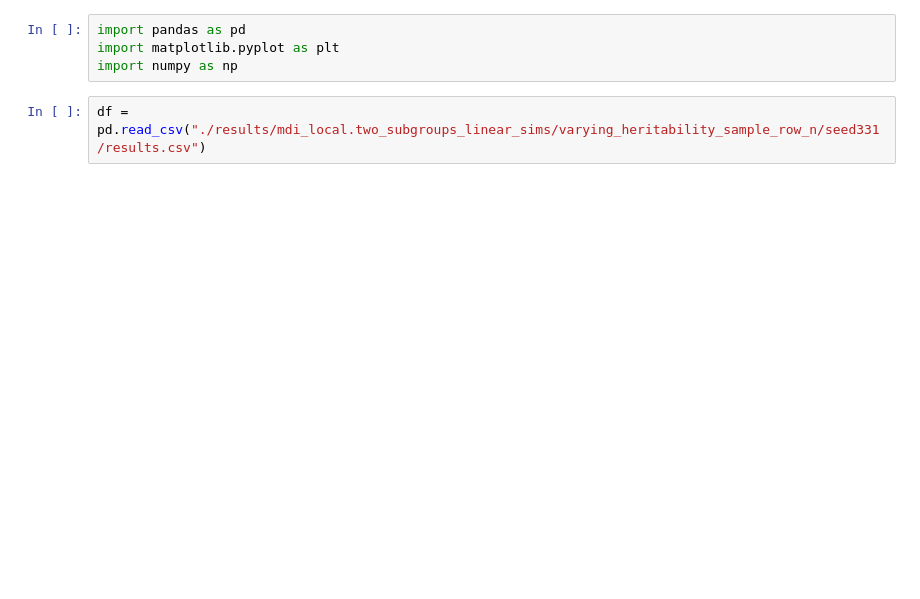
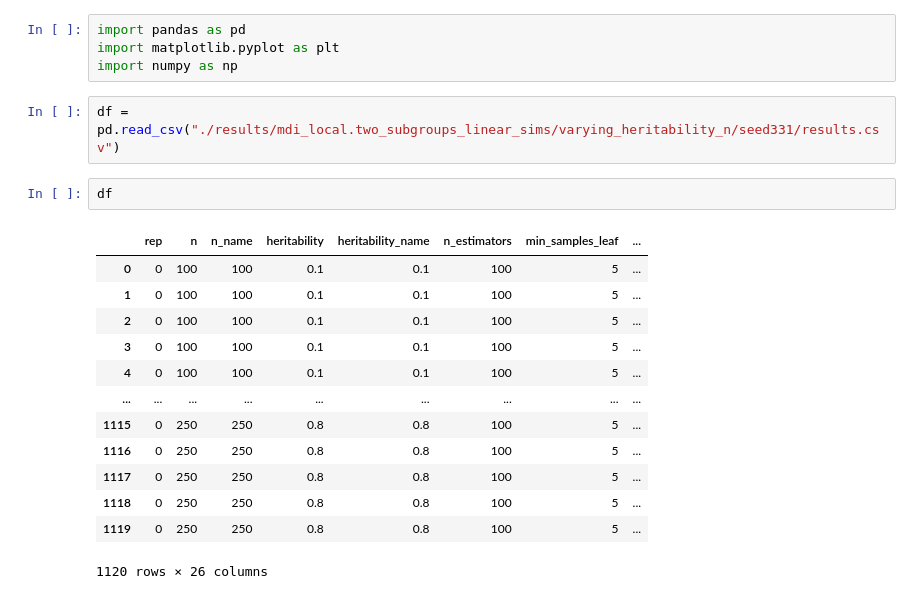
Before and after one commit to Yu-Group/imodels-experiments, a Jupyter notebook: feature_importance/local_MDI_plus_visulization.ipynb, the cells around one changed output. Saved outputs shown, nothing was run; the diff lists cells and outputs as text; blank space fills up the shorter version.

```diff
--- a/feature_importance/local_MDI_plus_visulization.ipynb
+++ b/feature_importance/local_MDI_plus_visulization.ipynb
@@ -3,5 +3,21 @@ import pandas as pd
 import matplotlib.pyplot as plt
 import numpy as np
 # %%
-df = pd.read_csv("./results/mdi_local.two_subgroups_linear_sims/varying_heritability_sample_row_n/seed331/results.csv")
+df = pd.read_csv("./results/mdi_local.two_subgroups_linear_sims/varying_heritability_n/seed331/results.csv")
+# %%
+df
+# %% [output]
+|  | rep | n | n_name | heritability | heritability_name | n_estimators | min_samples_leaf | ... |
+| 0 | 0 | 100 | 100 | 0.1 | 0.1 | 100 | 5 | ... |
+| 1 | 0 | 100 | 100 | 0.1 | 0.1 | 100 | 5 | ... |
+| 2 | 0 | 100 | 100 | 0.1 | 0.1 | 100 | 5 | ... |
+| 3 | 0 | 100 | 100 | 0.1 | 0.1 | 100 | 5 | ... |
+| 4 | 0 | 100 | 100 | 0.1 | 0.1 | 100 | 5 | ... |
+| ... | ... | ... | ... | ... | ... | ... | ... | ... |
+| 1115 | 0 | 250 | 250 | 0.8 | 0.8 | 100 | 5 | ... |
+| 1116 | 0 | 250 | 250 | 0.8 | 0.8 | 100 | 5 | ... |
+| 1117 | 0 | 250 | 250 | 0.8 | 0.8 | 100 | 5 | ... |
+| 1118 | 0 | 250 | 250 | 0.8 | 0.8 | 100 | 5 | ... |
+| 1119 | 0 | 250 | 250 | 0.8 | 0.8 | 100 | 5 | ... |
+1120 rows × 26 columns
 # %%
```
Also changed, not shown: parts of 11 cells of this notebook, 3 other files.
